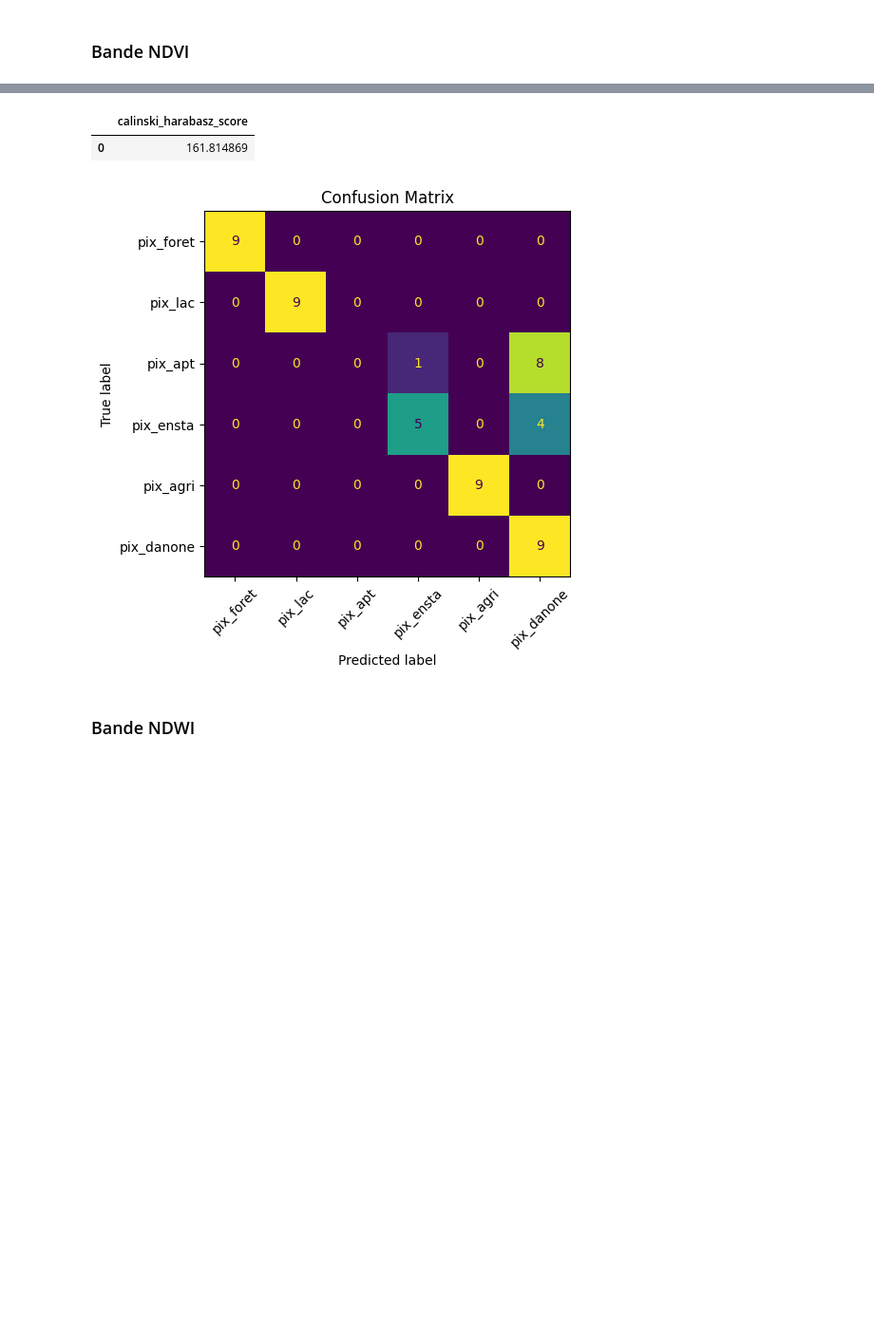
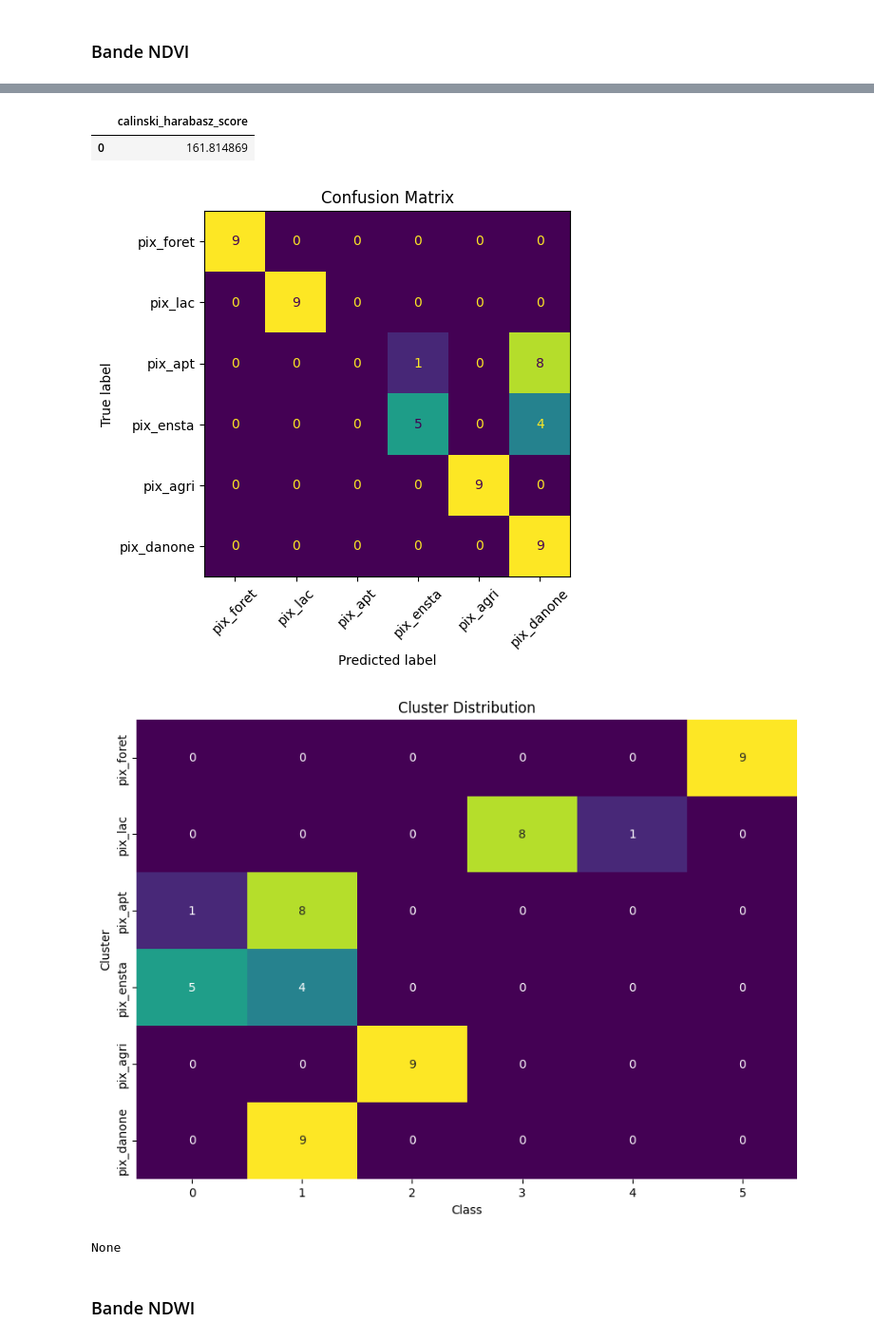
Before and after one commit to Projet-fil-rouge-IODAA/FilRouge_territoires, a Jupyter notebook: scripts/scripts_python/DTW_univarie_clusters.ipynb, the cells around one changed output, grey strips where cells are left out. Shown: that part at 95% size. Drawn from its saved outputs; the diff is of its cells as text; code cells hidden in the pictures; blank space fills up the shorter version.

```diff
--- a/scripts/scripts_python/DTW_univarie_clusters.ipynb
+++ b/scripts/scripts_python/DTW_univarie_clusters.ipynb
@@ -494,18 +497,21 @@ display(eval_.metrics_clustering())
 # %%
 matrice = np.delete(matrice_ndvi,22,1)
 cha_ = AgglomerativeClustering(n_clusters = 6, metric='precomputed', linkage='complete').fit(matrice_dtw(matrice, euclidean))
 yhat = cha_.labels_
 
 eval_ = evaluator_de_experiences(yhat, pixels_de_interet, dic_de_pixels, matrice)
 eval_.confusion_matrix()
 display(eval_.metrics_classif())
 display(eval_.metrics_clustering())
+display(eval_.cluster_distribution())
 # %% [output]
 |  | accuracy | f1_score |
 | 0 | 0.759259 | 0.711111 |
 |  | calinski_harabasz_score |
 | 0 | 161.814869 |
 [figure]
+[figure, added]
+None
 # %% [markdown]
 ### Bande NDWI
 # %%
```
Also changed, not shown: parts of 1 cell of this notebook, 2 other files.
